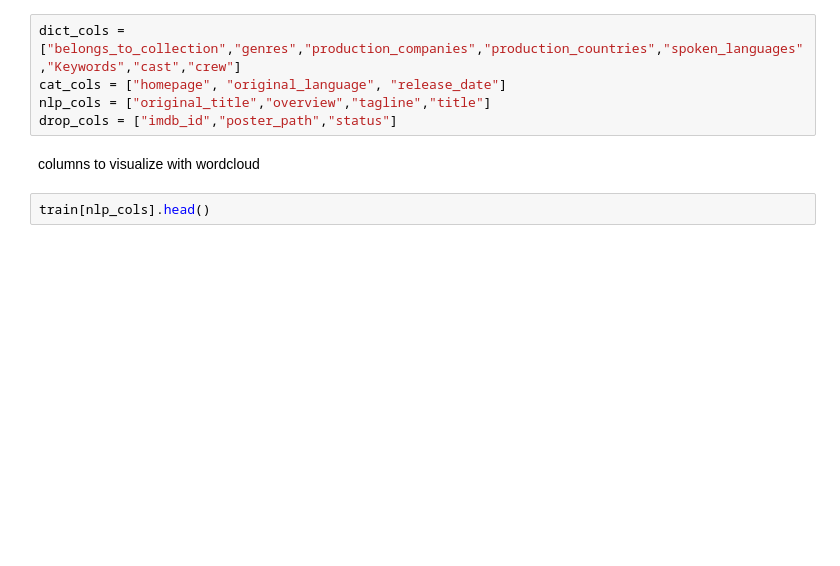
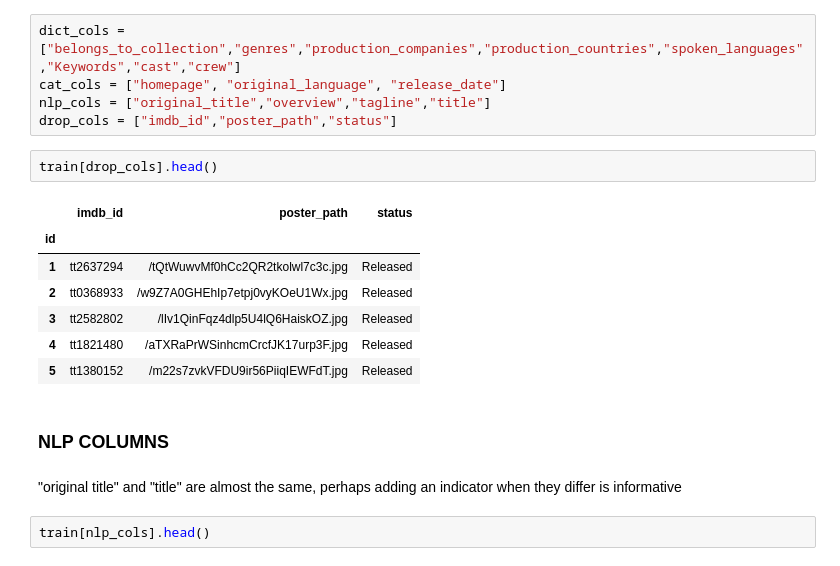
Before and after one commit to d0bando/Personal-Projects, a Jupyter notebook: Box_Office_Competition.ipynb, the cells around one changed output. Cells and saved outputs as stored; diff of their text form; blank space fills up the shorter version.

```diff
--- a/Box_Office_Competition.ipynb
+++ b/Box_Office_Competition.ipynb
@@ -328,8 +328,20 @@ dict_cols = ["belongs_to_collection","genres","production_companies","production
 cat_cols = ["homepage", "original_language", "release_date"]
 nlp_cols = ["original_title","overview","tagline","title"]
 drop_cols = ["imdb_id","poster_path","status"]
-# %% [markdown]
-columns to visualize with wordcloud
+# %%
+train[drop_cols].head()
+# %% [output]
+|  | imdb_id | poster_path | status |
+| id |  |  |  |
+| 1 | tt2637294 | /tQtWuwvMf0hCc2QR2tkolwl7c3c.jpg | Released |
+| 2 | tt0368933 | /w9Z7A0GHEhIp7etpj0vyKOeU1Wx.jpg | Released |
+| 3 | tt2582802 | /lIv1QinFqz4dlp5U4lQ6HaiskOZ.jpg | Released |
+| 4 | tt1821480 | /aTXRaPrWSinhcmCrcfJK17urp3F.jpg | Released |
+| 5 | tt1380152 | /m22s7zvkVFDU9ir56PiiqIEWFdT.jpg | Released |
+# %% [markdown]
+### NLP COLUMNS
+# %% [markdown]
+"original title" and "title" are almost the same, perhaps adding an indicator when they differ is informative
 # %%
 train[nlp_cols].head()
 # %% [output]
```
Also changed, not shown: parts of 48 cells of this notebook.
